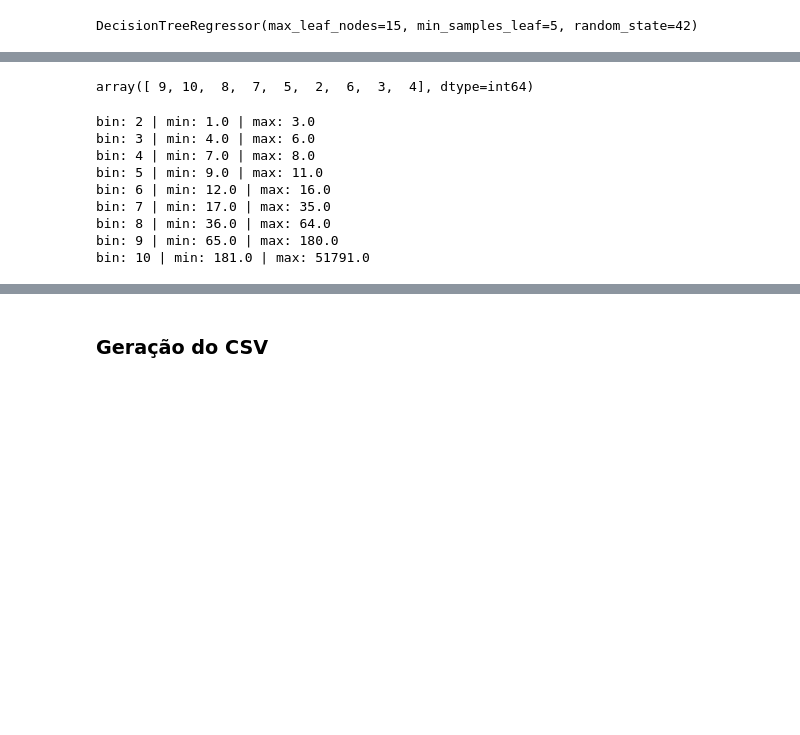
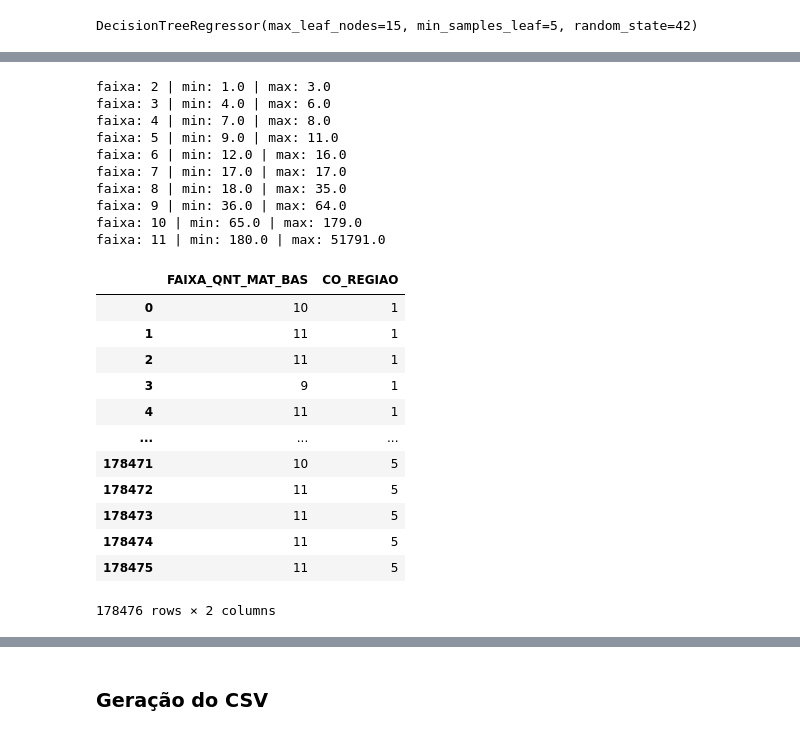
Before and after one commit to CinthiaNagahama/DCD_Rendimento_Escolar, a Jupyter notebook: explore.ipynb, the cells around one changed output, grey strips where cells are left out. Cells and saved outputs as stored; diff of their text form; code cells hidden in the pictures; blank space fills up the shorter version.

```diff
--- a/explore.ipynb
+++ b/explore.ipynb
@@ -2800,0 +2897,7 @@ df[
+# %%
+df['QT_DESKTOP_TESTE'] = round(df['QT_DESKTOP_ALUNO'] / (df['QT_MAT_BAS'] / 3), 2)
+df[
+    (df['QT_DESKTOP_ALUNO'] > 3) &
+    (df['QT_DESKTOP_ALUNO'] > df['QT_MAT_BAS'] / 3 * 4) &
+    (df['QT_DESKTOP_ALUNO'] < 88888)
+][['NO_ENTIDADE', 'QT_DESKTOP_ALUNO', 'QT_DESKTOP_TESTE', 'QT_MAT_BAS']].sort_values('QT_DESKTOP_TESTE', ascending = False)
@@ -2878,0 +2975,7 @@ df[
+# %%
+df['QT_COMP_PORTATIL_TESTE'] = round(df['QT_COMP_PORTATIL_ALUNO'] / (df['QT_MAT_BAS'] / 3), 2)
+df[
+    (df['QT_COMP_PORTATIL_ALUNO'] > 3) &
+    (df['QT_COMP_PORTATIL_ALUNO'] > df['QT_MAT_BAS'] / 3 * 4) &
+    (df['QT_COMP_PORTATIL_ALUNO'] < 88888)
+][['NO_ENTIDADE', 'QT_COMP_PORTATIL_ALUNO', 'QT_COMP_PORTATIL_TESTE', 'QT_MAT_BAS']].sort_values('QT_COMP_PORTATIL_TESTE', ascending = False)
@@ -2955,0 +3052,7 @@ df[
+# %%
+df['QT_TABLET_TESTE'] = round(df['QT_TABLET_ALUNO'] / (df['QT_MAT_BAS'] / 3), 2)
+df[
+    (df['QT_TABLET_ALUNO'] > 3) &
+    (df['QT_TABLET_ALUNO'] > df['QT_MAT_BAS'] / 3 * 4) &
+    (df['QT_TABLET_ALUNO'] < 88888)
+][['NO_ENTIDADE', 'QT_TABLET_ALUNO', 'QT_TABLET_TESTE', 'QT_MAT_BAS']].sort_values('QT_TABLET_TESTE', ascending = False)
@@ -3464,5 +3552,5 @@ Index(['NO_ENTIDADE', 'TP_DEPENDENCIA', 'TP_CATEGORIA_ESCOLA_PRIVADA',
 # %%
-X = df[df.columns[1:-1]]  # Variáveis independentes
+X = df[df.columns[1:-2]]  # Variáveis independentes
 y = df[['QT_MAT_BAS']]  # Variável alvo
 # %%
 tree = DecisionTreeRegressor(
@@ -3513,18 +3602,32 @@ FAIXA_QNT_MAT_BAS
 Name: count, dtype: int64
-# %%
-df['FAIXA_QNT_MAT_BAS'].unique()
-# %% [output]
-array([ 9, 10,  8,  7,  5,  2,  6,  3,  4], dtype=int64)
 # %%
 for i in df['FAIXA_QNT_MAT_BAS'].sort_values().unique():
-    print(f"bin: {i} | min: {df[df['FAIXA_QNT_MAT_BAS'] == i]['QT_MAT_BAS'].min()} | max: {df[df['FAIXA_QNT_MAT_BAS'] == i]['QT_MAT_BAS'].max()}")
+    print(f"faixa: {i} | min: {df[df['FAIXA_QNT_MAT_BAS'] == i]['QT_MAT_BAS'].min()} | max: {df[df['FAIXA_QNT_MAT_BAS'] == i]['QT_MAT_BAS'].max()}")
 # %% [output]
-bin: 2 | min: 1.0 | max: 3.0
-bin: 3 | min: 4.0 | max: 6.0
-bin: 4 | min: 7.0 | max: 8.0
-bin: 5 | min: 9.0 | max: 11.0
-bin: 6 | min: 12.0 | max: 16.0
-bin: 7 | min: 17.0 | max: 35.0
-bin: 8 | min: 36.0 | max: 64.0
-bin: 9 | min: 65.0 | max: 180.0
-bin: 10 | min: 181.0 | max: 51791.0
+faixa: 2 | min: 1.0 | max: 3.0
+faixa: 3 | min: 4.0 | max: 6.0
+faixa: 4 | min: 7.0 | max: 8.0
+faixa: 5 | min: 9.0 | max: 11.0
+faixa: 6 | min: 12.0 | max: 16.0
+faixa: 7 | min: 17.0 | max: 17.0
+faixa: 8 | min: 18.0 | max: 35.0
+faixa: 9 | min: 36.0 | max: 64.0
+faixa: 10 | min: 65.0 | max: 179.0
+faixa: 11 | min: 180.0 | max: 51791.0
+# %%
+investigacao = df[['FAIXA_QNT_MAT_BAS', 'CO_REGIAO']]
+investigacao
+# %% [output]
+|  | FAIXA_QNT_MAT_BAS | CO_REGIAO |
+| 0 | 10 | 1 |
+| 1 | 11 | 1 |
+| 2 | 11 | 1 |
+| 3 | 9 | 1 |
+| 4 | 11 | 1 |
+| ... | ... | ... |
+| 178471 | 10 | 5 |
+| 178472 | 11 | 5 |
+| 178473 | 11 | 5 |
+| 178474 | 11 | 5 |
+| 178475 | 11 | 5 |
+178476 rows × 2 columns
```
Also changed, not shown: parts of 60 cells of this notebook.
